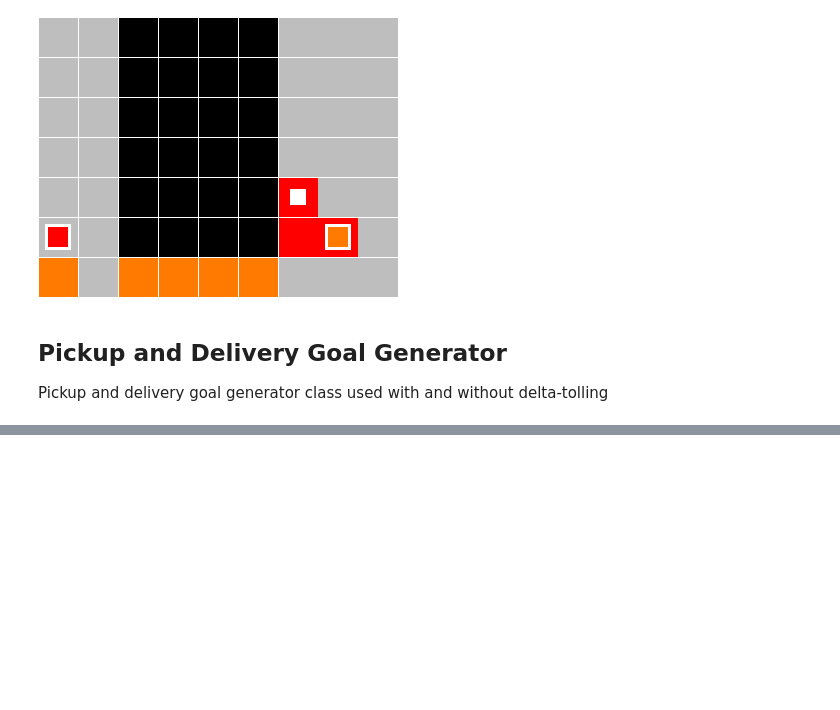
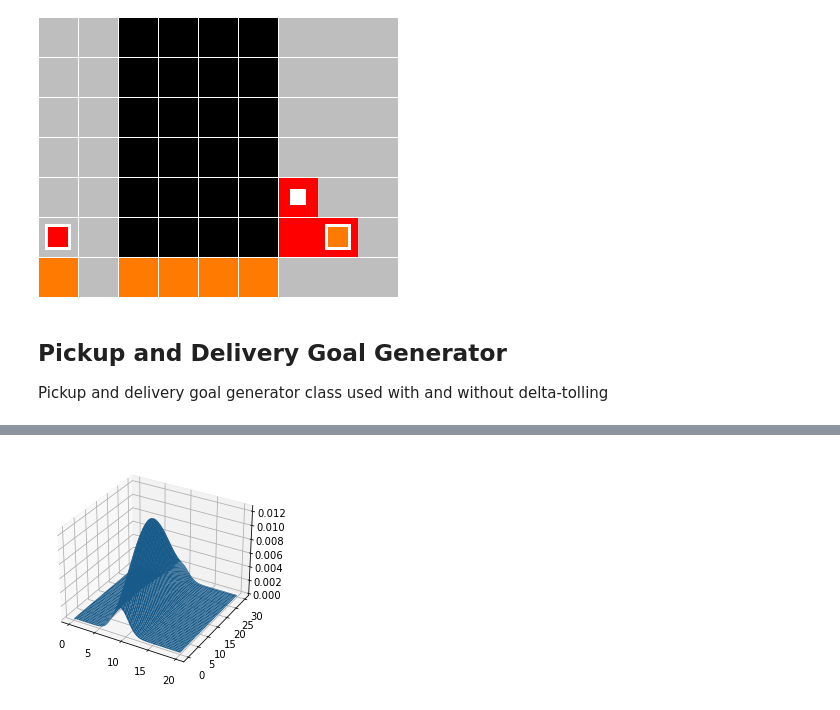
Before and after one commit to pehuenmoure/warehouse_rrl, a Jupyter notebook: GoalGeneratorDemo.ipynb, the cells around one changed output, grey strips where cells are left out. Drawn from its saved outputs; the diff is of its cells as text; code cells hidden in the pictures; blank space fills up the shorter version.

```diff
--- a/GoalGeneratorDemo.ipynb
+++ b/GoalGeneratorDemo.ipynb
@@ -307,0 +336,18 @@ small_env.render(zoom_size=40, local=False, draw_grid=True)
+# %%
+from mpl_toolkits import mplot3d
+import matplotlib.pyplot as plt
+from scipy.stats import multivariate_normal
+x = np.linspace(0, 20, 100)
+y = np.linspace(0, 30, 100)
+X, Y = np.meshgrid(x, y)
+pos = np.dstack((X, Y))
+center_mean = (int(pd_world.shape[0]/2), int(pd_world.shape[1]/2))
+center_cov = [[2, 0], [0, 80]]
+rv = multivariate_normal(center_mean, center_cov)
+Z = rv.pdf(pos)
+fig = plt.figure()
+ax = fig.add_subplot(111, projection='3d')
+ax.plot_surface(X, Y, Z)
+fig.show()
+# %% [output]
+[figure, added]
```
Also changed, not shown: parts of 7 cells of this notebook, 9 other files.
